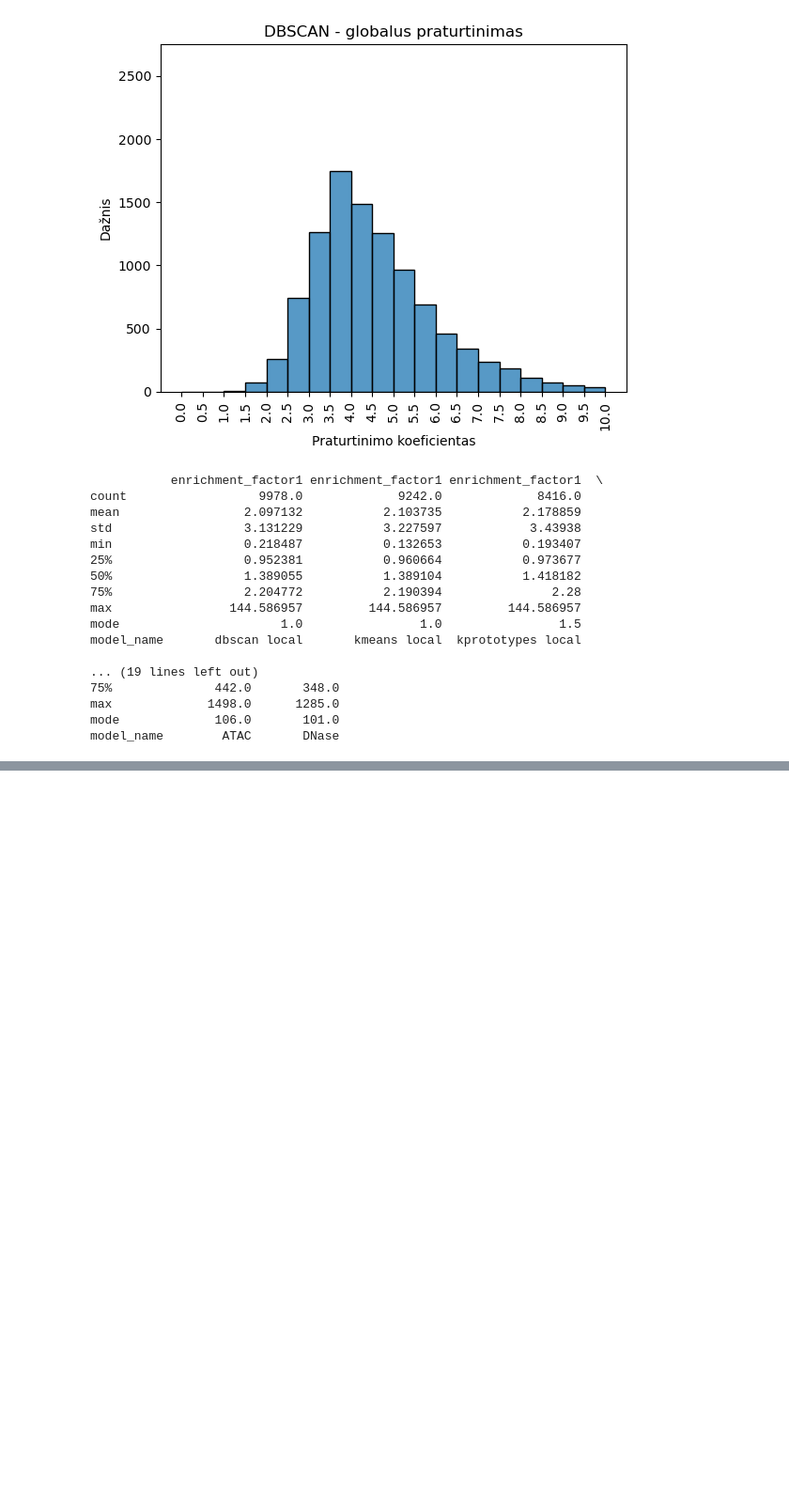
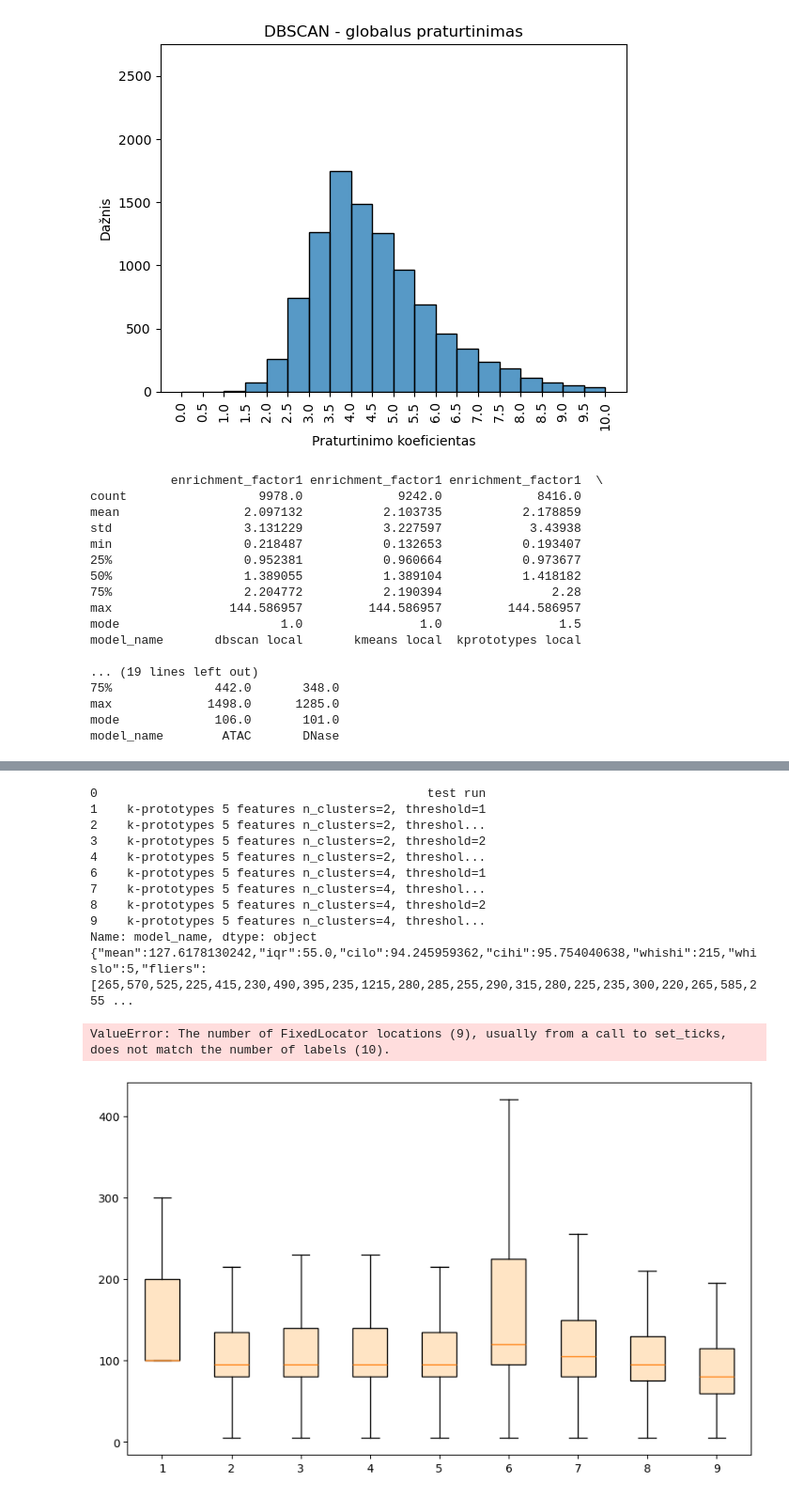
Before and after one commit to lu-kup/bio-baigiamasis, a Jupyter notebook: scripts/diagrams.ipynb, the cells around one changed output, grey strips where cells are left out. Shown at 94% size. Drawn from its saved outputs; the diff is of its cells as text; code cells hidden in the pictures; blank space fills up the shorter version.

```diff
--- a/scripts/diagrams.ipynb
+++ b/scripts/diagrams.ipynb
@@ -303,0 +438,38 @@ model_name        ATAC       DNase
+# %%
+evaluations = pd.read_csv('../outputs/zresults_kprototypes.tsv', sep='\t')
+s_three = evaluations.iloc[[0,1,2,3,4,6,7,8,9],:]
+print(s_three['model_name'])
+boxes = list(s_three['boxplot_json'])
+print(boxes[1])
+
+# Parse JSON data into a list of dictionaries
+box_data = [json.loads(box) for box in boxes]
+
+fig, ax = plt.subplots(figsize=(10, 6))  # Adjust size as needed
+
+ax.bxp(box_data, patch_artist=True, showfliers=False, boxprops={'facecolor': 'bisque'})
+
+ax.set_xticklabels(
+['1    k-prototypes 5 features n_clusters=2, threshold=1'
+2    'k-prototypes 5 features n_clusters=2, threshol...''
+3    'k-prototypes 5 features n_clusters=2, threshold=2'
+4    'k-prototypes 5 features n_clusters=2, threshol...''
+6    'k-prototypes 5 features n_clusters=4, threshold=1'
+7    'k-prototypes 5 features n_clusters=4, threshol...''
+8    'k-prototypes 5 features n_clusters=4, threshold=2'
+9    'k-prototypes 5 features n_clusters=4, threshol...'], fontsize=8
+)
+# %% [output]
+0                                             test run
+1    k-prototypes 5 features n_clusters=2, threshold=1
+2    k-prototypes 5 features n_clusters=2, threshol...
+3    k-prototypes 5 features n_clusters=2, threshold=2
+4    k-prototypes 5 features n_clusters=2, threshol...
+6    k-prototypes 5 features n_clusters=4, threshold=1
+7    k-prototypes 5 features n_clusters=4, threshol...
+8    k-prototypes 5 features n_clusters=4, threshold=2
+9    k-prototypes 5 features n_clusters=4, threshol...
+Name: model_name, dtype: object
+{"mean":127.6178130242,"iqr":55.0,"cilo":94.245959362,"cihi":95.754040638,"whishi":215,"whislo":5,"fliers":[265,570,525,225,415,230,490,395,235,1215,280,285,255,290,315,280,225,235,300,220,265,585,255 ...
+ValueError: The number of FixedLocator locations (9), usually from a call to set_ticks, does not match the number of labels (10).
+[figure, added]
```
Also changed, not shown: parts of 7 cells of this notebook, 1 other file.
